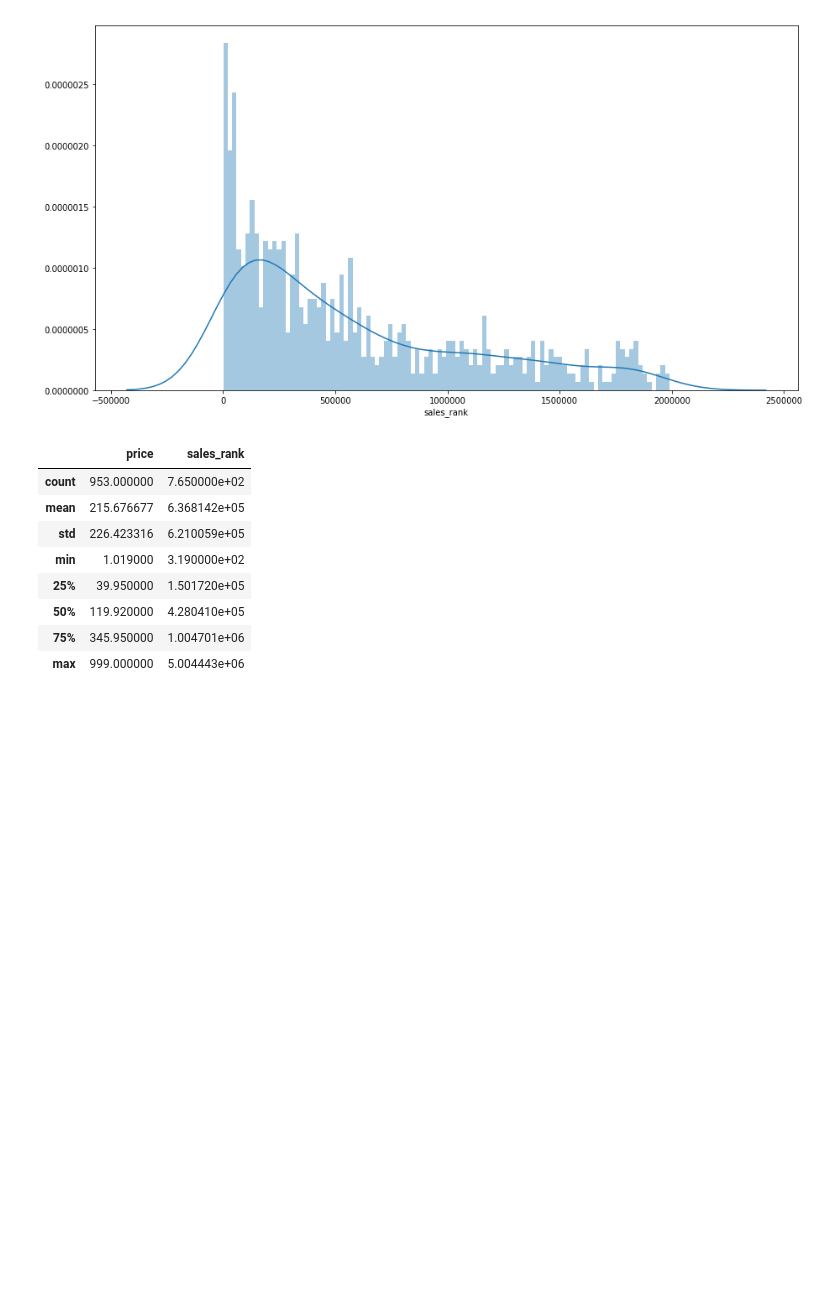
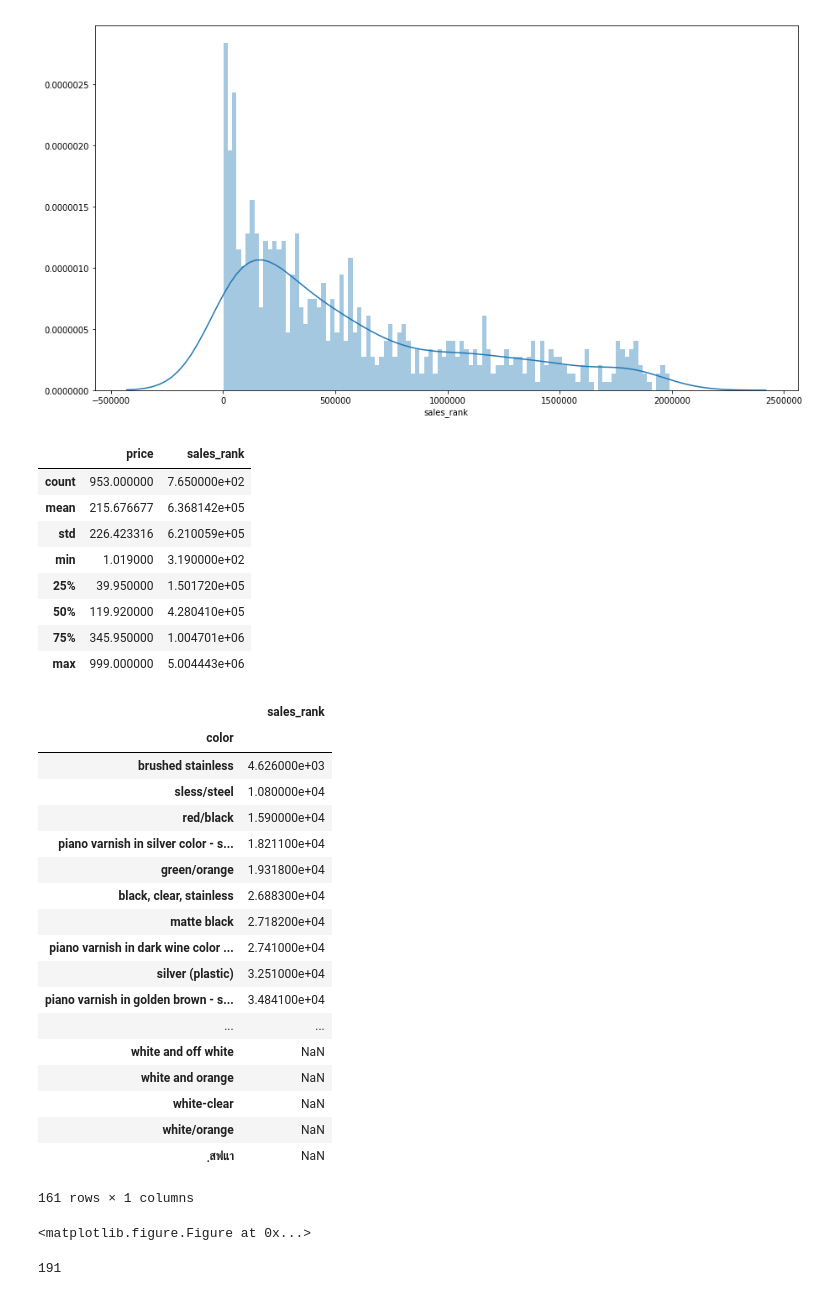
Before and after one commit to mylogicniche/amazon-juicer-stats, a Jupyter notebook: src/analysis.ipynb, the cells around one changed output. Drawn from its saved outputs; the diff is of its cells as text; code cells hidden in the pictures; blank space fills up the shorter version.

```diff
--- a/src/analysis.ipynb
+++ b/src/analysis.ipynb
@@ -188,3 +188,29 @@ df_all.describe()
 | max | 999.000000 | 5.004443e+06 |
 # %%
 df_all['color'] = df_all['color'].str.lower()
+# %%
+color_srank = df_all.pivot_table(index='color', values=['sales_rank'], aggfunc=np.mean)
+# %%
+plt.figure(figsize=(15,8))
+color_srank.sort_values(by='sales_rank')
+# %% [output]
+|  | sales_rank |
+| color |  |
+| brushed stainless | 4.626000e+03 |
+| sless/steel | 1.080000e+04 |
+| red/black | 1.590000e+04 |
+| piano varnish in silver color - s... | 1.821100e+04 |
+| green/orange | 1.931800e+04 |
+| black, clear, stainless | 2.688300e+04 |
+| matte black | 2.718200e+04 |
+| piano varnish in dark wine color ... | 2.741000e+04 |
+| silver (plastic) | 3.251000e+04 |
+| piano varnish in golden brown - s... | 3.484100e+04 |
+| ... | ... |
+| white and off white | NaN |
+| white and orange | NaN |
+| white-clear | NaN |
+| white/orange | NaN |
+| ฺสฟแา | NaN |
+161 rows × 1 columns
+<matplotlib.figure.Figure at 0x...>
@@ -190,0 +219,4 @@ df_all['color'] = df_all['color'].str.lower()
+# %%
+colr_srank_qcut[colr_srank_qcut=='2'].shape[0]
+# %% [output]
+191
```
Also changed, not shown: parts of 2 cells of this notebook.
